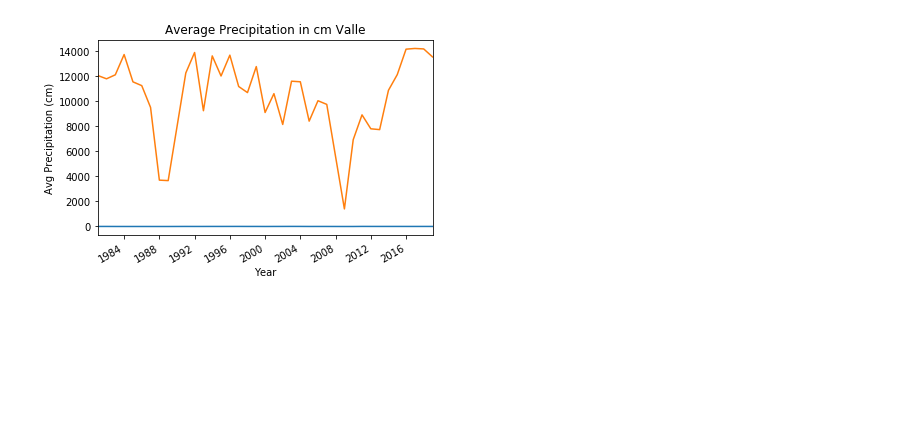
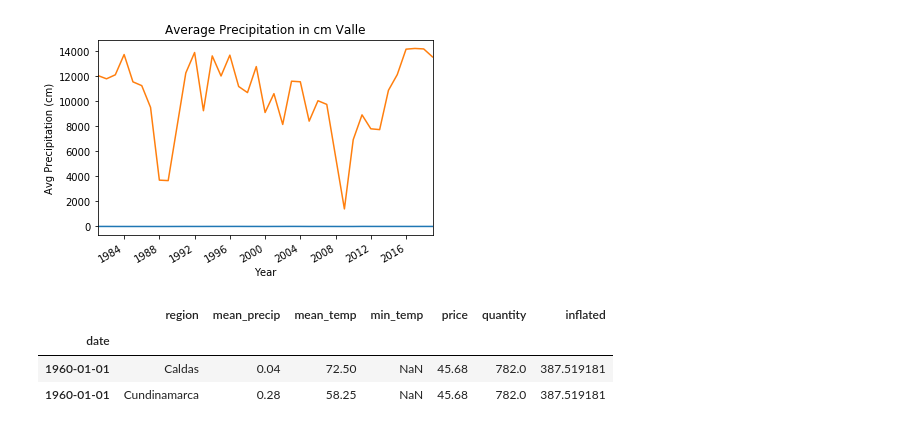
Before and after one commit to Data-Robusta/data-robusta, a Jupyter notebook: jeff_scratch.ipynb, the cells around one changed output. Saved outputs shown, nothing was run; the diff lists cells and outputs as text; code cells hidden in the pictures; blank space fills up the shorter version.

Commit message:
update to price spike text file

```diff
--- a/jeff_scratch.ipynb
+++ b/jeff_scratch.ipynb
@@ -779,0 +795,7 @@ Average precipitation by Region of Colombia
+# %%
+df.head(2)
+# %% [output]
+|  | region | mean_precip | mean_temp | min_temp | price | quantity | inflated |
+| date |  |  |  |  |  |  |  |
+| 1960-01-01 | Caldas | 0.04 | 72.50 | NaN | 45.68 | 782.0 | 387.519181 |
+| 1960-01-01 | Cundinamarca | 0.28 | 58.25 | NaN | 45.68 | 782.0 | 387.519181 |
```
Also changed, not shown: parts of 1 cell of this notebook, 1 other file.
